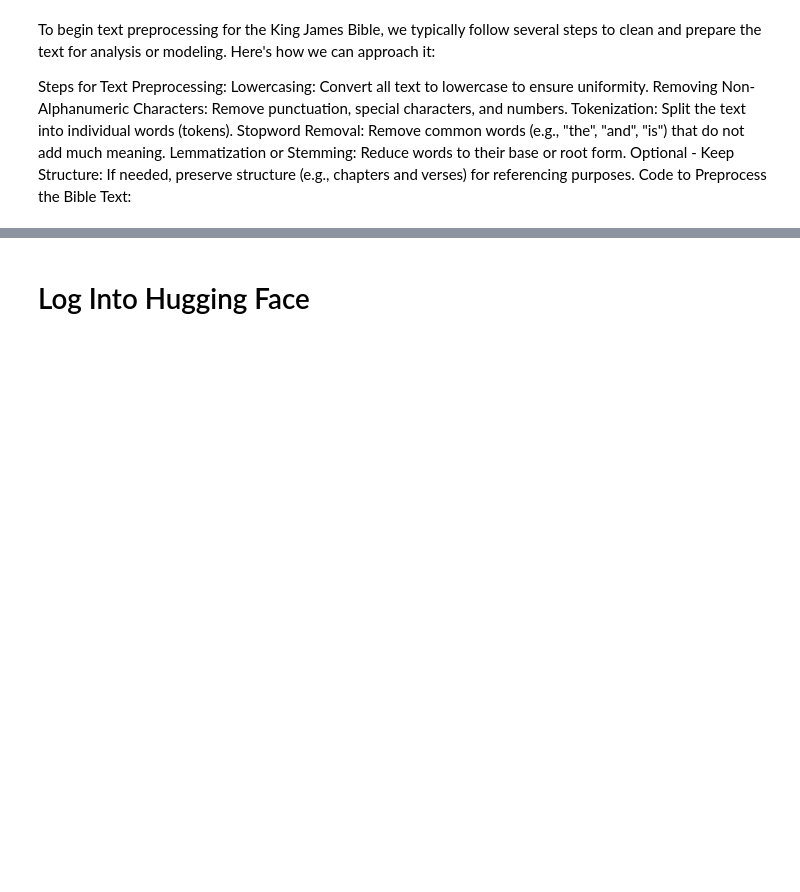
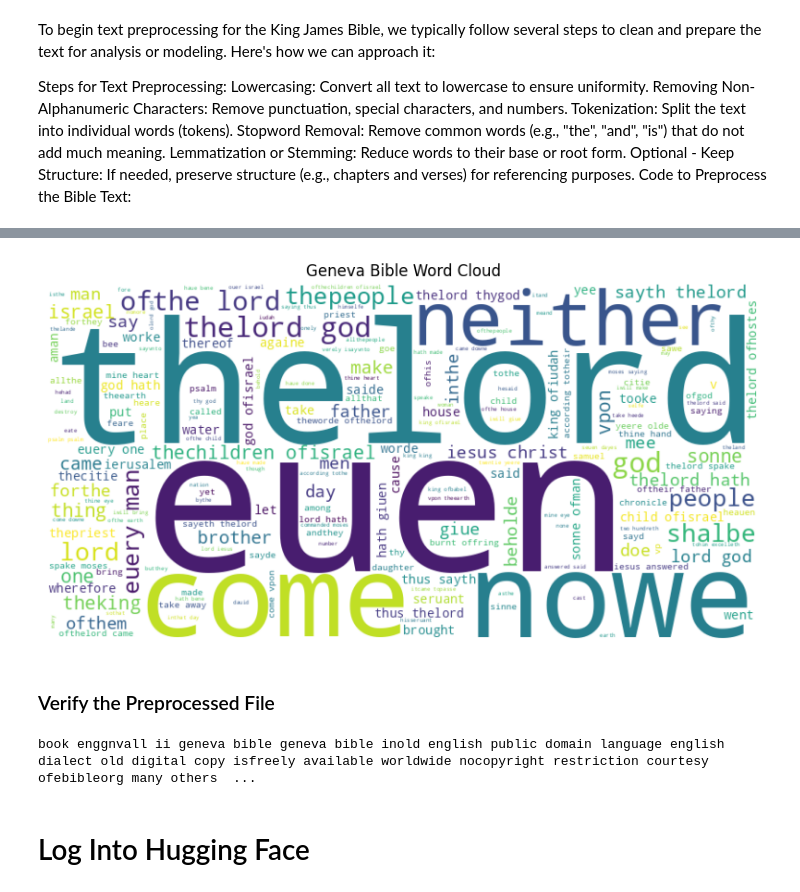
Before and after one commit to ENKI0311/Google_Gemma_2_LLM_Challenge, a Jupyter notebook: Google_Unlock_Global_Communication_with_Gemma.ipynb, the cells around one changed output, grey strips where cells are left out. Cells and saved outputs as stored; diff of their text form; code cells hidden in the pictures; blank space fills up the shorter version.

```diff
--- a/Google_Unlock_Global_Communication_with_Gemma.ipynb
+++ b/Google_Unlock_Global_Communication_with_Gemma.ipynb
@@ -123,3 +221,48 @@ Text preprocessing complete. Preprocessed text saved to preprocessed_bible_text.
+# %%
+import re
+import matplotlib.pyplot as plt
+from wordcloud import WordCloud
+
+# Load the text file for Geneva Bible
+file_path = "/content/drive/MyDrive/lab_mount/Google Gemma 2 Compitition/preprocessed_geneva_bible_text.txt"
+with open(file_path, "r", encoding="utf-8") as file:
+    geneva_text = file.read()
+
+# More aggressive cleaning of metadata and irrelevant information
+# Remove large blocks of metadata and book titles
+geneva_text = re.sub(r'(book enggnvall ii.*?nov cbfeeddbfcecce content)', '', geneva_text, flags=re.DOTALL)
+geneva_text = re.sub(r'(public domain.*?courtesy ofebibleorg many others)', '', geneva_text, flags=re.DOTALL)
+
+# Remove all book names to avoid unnecessary repetition in word cloud
+for book in books:
+    geneva_text = re.sub(r'\b' + re.escape(book) + r'\b', '', geneva_text, flags=re.IGNORECASE)
+
+# Remove additional unwanted information like extra whitespace
+geneva_text = re.sub(r'\s+', ' ', geneva_text)
+
+# Remove common archaic words like 'thou', 'thee', 'shalt', etc.
+common_words_to_remove = ['thou', 'thee', 'shalt', 'hast', 'unto', 'saith', 'vnto', 'hee', 'ye']
+for word in common_words_to_remove:
+    geneva_text = re.sub(r'\b' + word + r'\b', '', geneva_text, flags=re.IGNORECASE)
+
+# Create and display a word cloud with the cleaned Geneva text
+wordcloud = WordCloud(width=800, height=400, background_color='white').generate(geneva_text)
+
+plt.figure(figsize=(10, 5))
+plt.imshow(wordcloud, interpolation='bilinear')
+plt.axis('off')
+plt.title("Geneva Bible Word Cloud")
+plt.show()
+# %% [output]
+[figure, added]
+# %% [markdown]
+### Verify the Preprocessed File
+# %%
+with open("/content/drive/MyDrive/lab_mount/Google Gemma 2 Compitition/preprocessed_geneva_bible_text.txt", "r") as file:
+    preprocessed_text_sample = file.read(1000)  # Read the first 1000 characters to preview
+    print(preprocessed_text_sample)
+# %% [output]
+book enggnvall ii geneva bible geneva bible inold english public domain language english dialect old digital copy isfreely available worldwide nocopyright restriction courtesy ofebibleorg many others  ...
 # %% [markdown]
 # Log Into Hugging Face
 # %%
```
Also changed, not shown: parts of 23 cells of this notebook.
